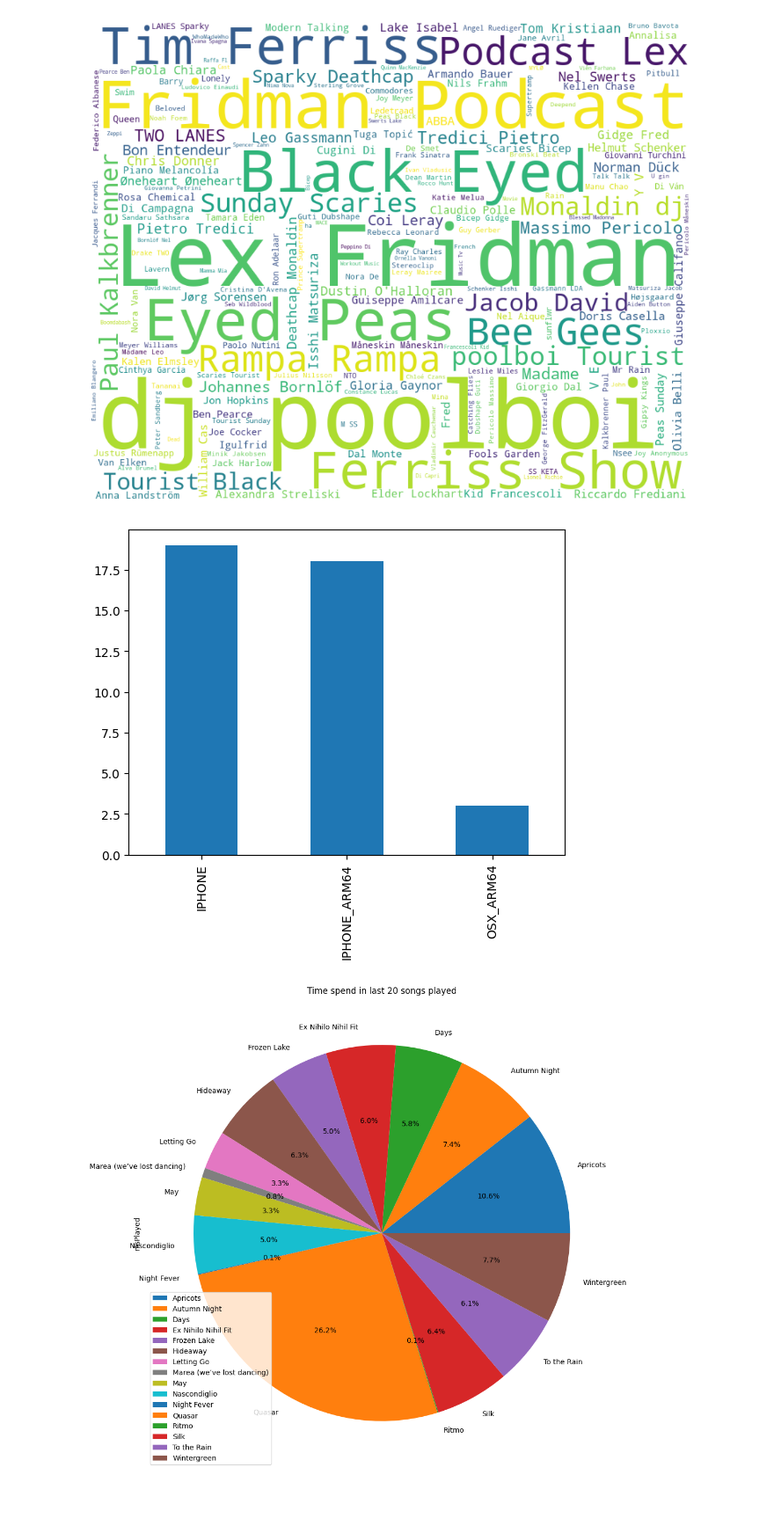
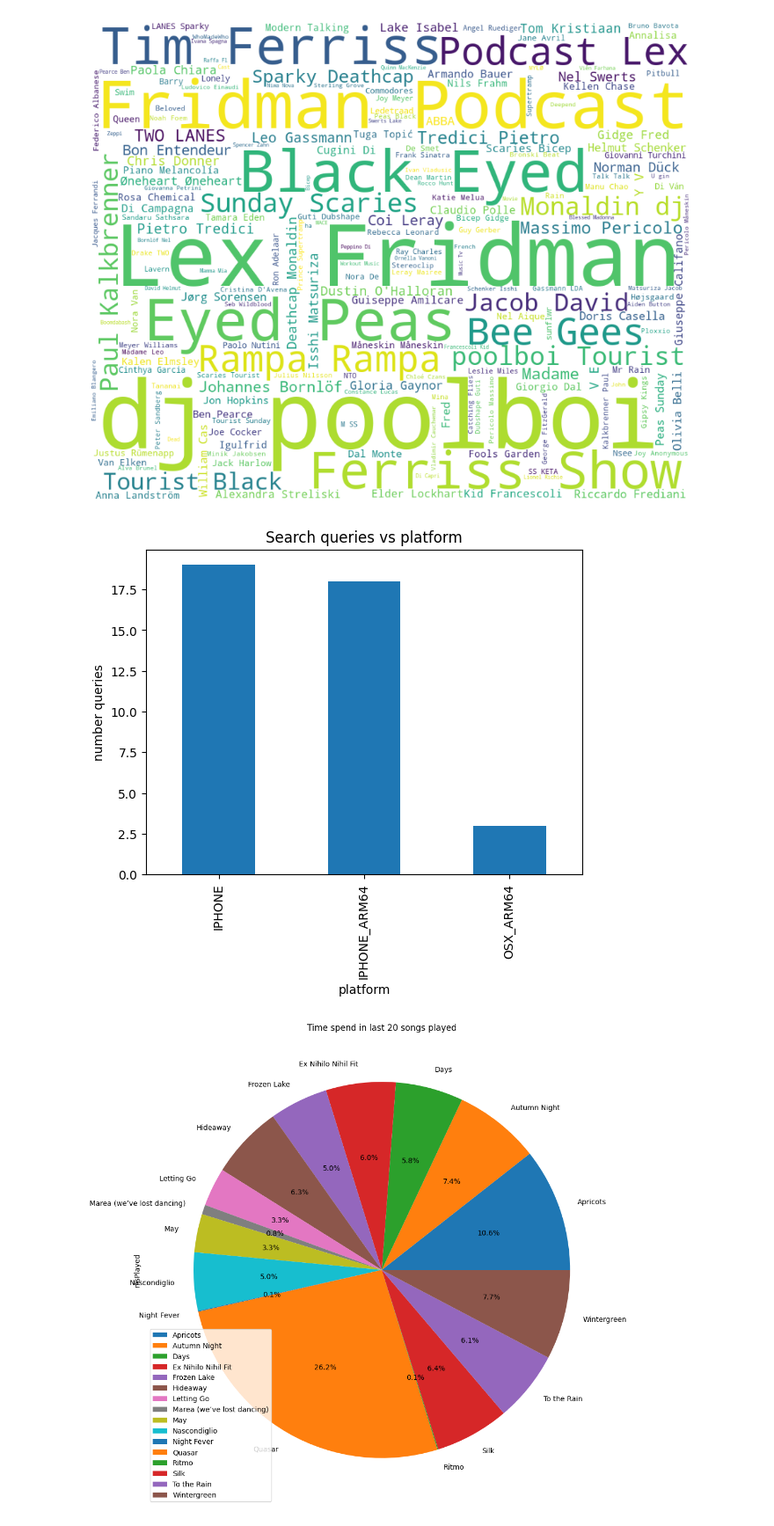
Before and after one commit to marcel41/project-2023-plottwisters, a Jupyter notebook: notebooks/Analysis.ipynb, the cells around one changed output. Shown at 88% size. Saved outputs shown, nothing was run; the diff lists cells and outputs as text; code cells hidden in the pictures; blank space fills up the shorter version.

```diff
--- a/notebooks/Analysis.ipynb
+++ b/notebooks/Analysis.ipynb
@@ -39,9 +39,9 @@ def word_cloud(col):
 	plt.axis('off')
 	plt.show()
 # %%
-def create_bar_chart(serie):
+def create_bar_chart(serie,y,x, name):
     dist_val = serie.value_counts()
-    dist_val.plot(kind='bar')
+    dist_val.plot(kind='bar', xlabel=x, ylabel=y,title=name)
 # %%
 def create_pie_chart(panda_frame, label, count, title):
     # Create a pie chart
@@ -87,9 +107,9 @@ word_cloud(streaming['artistName'])
 # %% [output]
 [figure]
 # %%
-create_bar_chart(search_queries['platform'])
+create_bar_chart(search_queries['platform'], "number queries", "platform", "Search queries vs platform")
 # %% [output]
-[figure, old version]
+[figure, new version]
 # %%
 new_df = streaming.head(20).groupby('trackName').sum().reset_index()
 create_pie_chart(new_df, 'trackName', 'msPlayed','Time spend in last 20 songs played')
```
Also changed, not shown: parts of 19 cells of this notebook.
